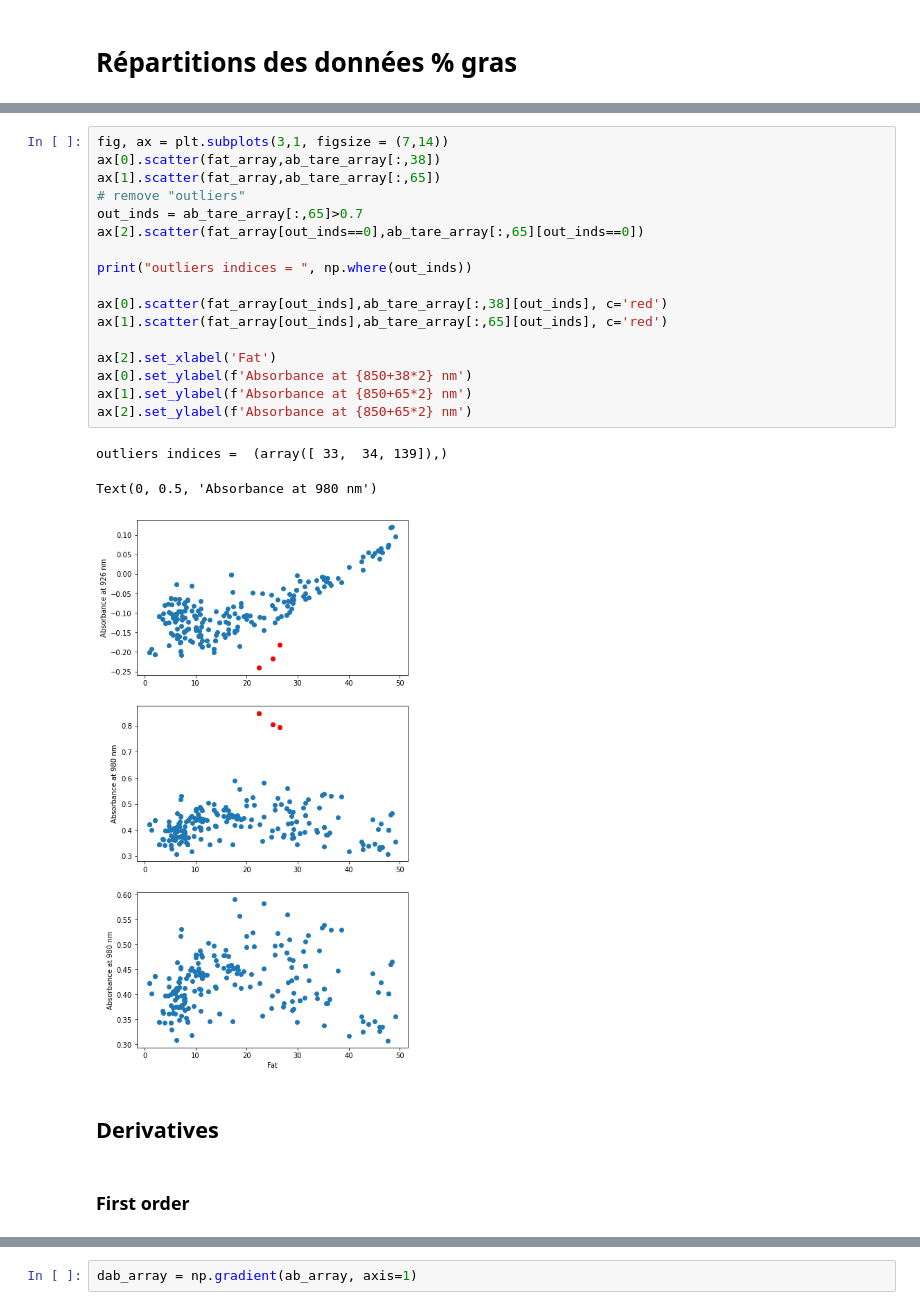
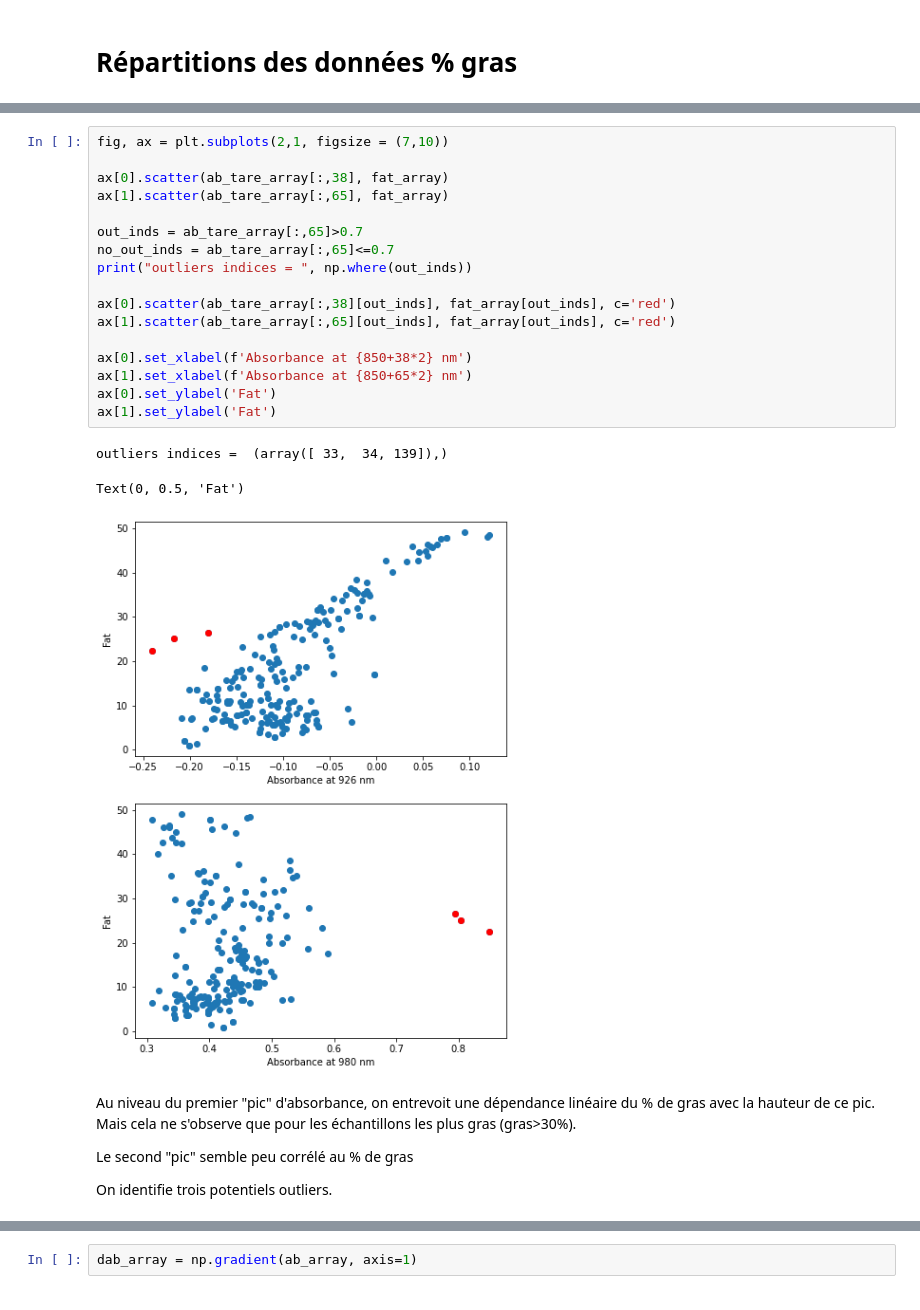
Before and after one commit to rinkelp/tecator, a Jupyter notebook: Analysis.ipynb, the cells around one changed output, grey strips where cells are left out. Saved outputs shown, nothing was run; the diff lists cells and outputs as text.

```diff
--- a/Analysis.ipynb
+++ b/Analysis.ipynb
@@ -114,25 +106,28 @@ cbar.ax.set_yticklabels(['low', 'high'])
 # %%
-fig, ax = plt.subplots(3,1, figsize = (7,14))
-ax[0].scatter(fat_array,ab_tare_array[:,38])
-ax[1].scatter(fat_array,ab_tare_array[:,65])
-# remove "outliers"
+fig, ax = plt.subplots(2,1, figsize = (7,10))
+
+ax[0].scatter(ab_tare_array[:,38], fat_array)
+ax[1].scatter(ab_tare_array[:,65], fat_array)
+
 out_inds = ab_tare_array[:,65]>0.7
-ax[2].scatter(fat_array[out_inds==0],ab_tare_array[:,65][out_inds==0])
-
+no_out_inds = ab_tare_array[:,65]<=0.7
 print("outliers indices = ", np.where(out_inds))
 
-ax[0].scatter(fat_array[out_inds],ab_tare_array[:,38][out_inds], c='red')
-ax[1].scatter(fat_array[out_inds],ab_tare_array[:,65][out_inds], c='red')
+ax[0].scatter(ab_tare_array[:,38][out_inds], fat_array[out_inds], c='red')
+ax[1].scatter(ab_tare_array[:,65][out_inds], fat_array[out_inds], c='red')
 
-ax[2].set_xlabel('Fat')
-ax[0].set_ylabel(f'Absorbance at {850+38*2} nm')
-ax[1].set_ylabel(f'Absorbance at {850+65*2} nm')
-ax[2].set_ylabel(f'Absorbance at {850+65*2} nm')
+ax[0].set_xlabel(f'Absorbance at {850+38*2} nm')
+ax[1].set_xlabel(f'Absorbance at {850+65*2} nm')
+ax[0].set_ylabel('Fat')
+ax[1].set_ylabel('Fat')
 # %% [output]
 outliers indices =  (array([ 33,  34, 139]),)
-Text(0, 0.5, 'Absorbance at 980 nm')
+Text(0, 0.5, 'Fat')
-[figure, old version]
+[figure, new version]
-# %% [markdown]
-## Derivatives
-# %% [markdown]
-### First order
+# %% [markdown]
+Au niveau du premier "pic" d'absorbance, on entrevoit une dépendance linéaire du % de gras avec la hauteur de ce pic.
+Mais cela ne s'observe que pour les échantillons les plus gras (gras>30%).
+
+Le second "pic" semble peu corrélé au % de gras
+
+On identifie trois potentiels outliers.
```
Also changed, not shown: parts of 135 cells of this notebook.
